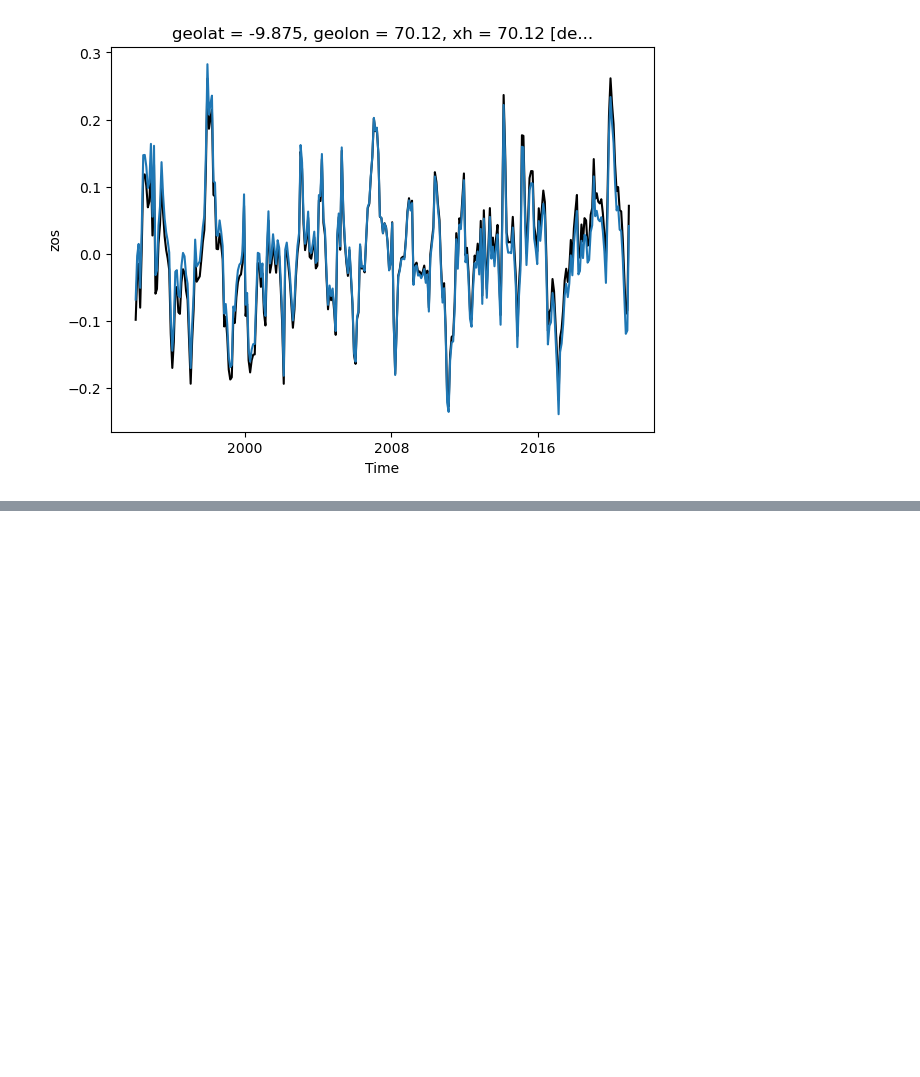
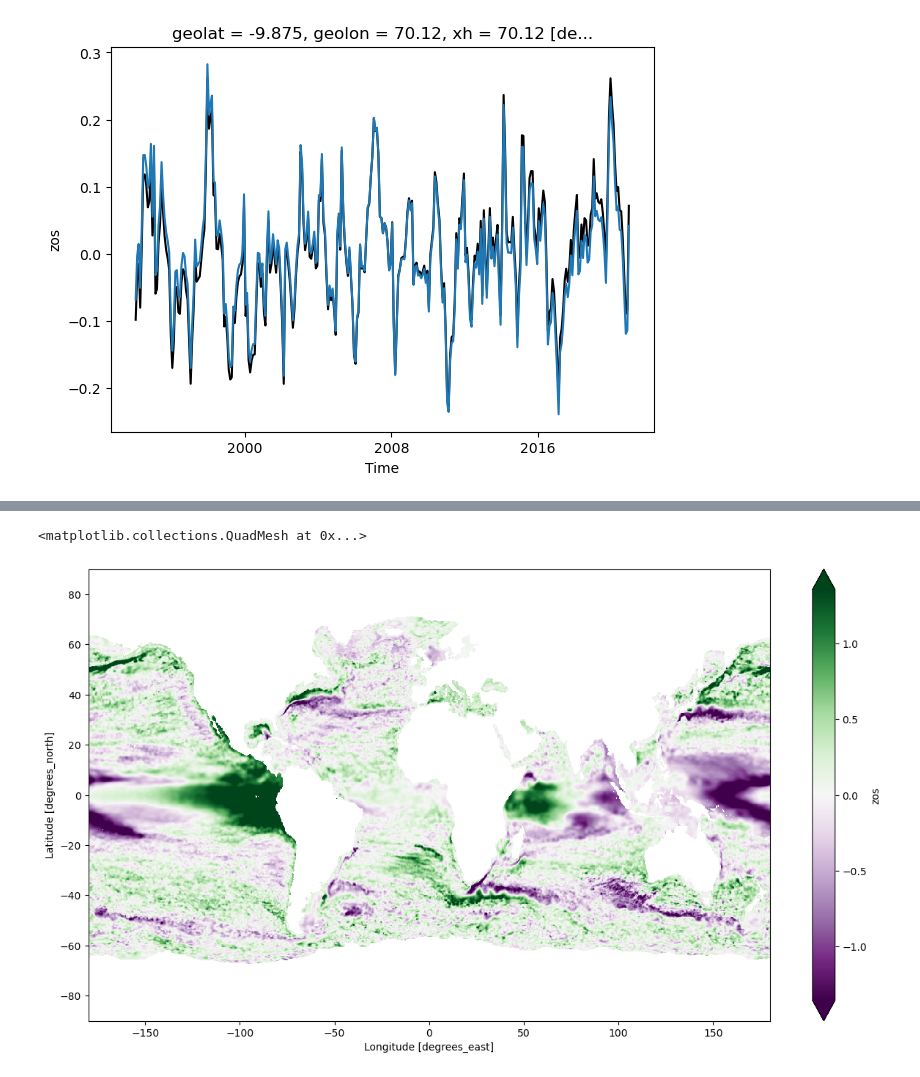
Before and after one commit to jetesdal/sea_level_covariability, a Jupyter notebook: notebooks/DSL_statistics.ipynb, the cells around one changed output, grey strips where cells are left out. Saved outputs shown, nothing was run; the diff lists cells and outputs as text; code cells hidden in the pictures; blank space fills up the shorter version.

```diff
--- a/notebooks/DSL_statistics.ipynb
+++ b/notebooks/DSL_statistics.ipynb
@@ -235,0 +138,8 @@ plt.show()
+# %%
+zos_skw = da_dtr.reduce(func=scipy.stats.skew,dim='time')
+#zos_skw = da_dtr.reduce(np.nanmean, dim='time') / (da_dtr.reduce(np.nanstd, dim='time') ** 3)
+# %%
+zos_skw.plot(figsize=(15,8),cmap='PRGn',robust=True)
+# %% [output]
+<matplotlib.collections.QuadMesh at 0x...>
+[figure, added]
```
Also changed, not shown: parts of 53 cells of this notebook, 1 other file.
